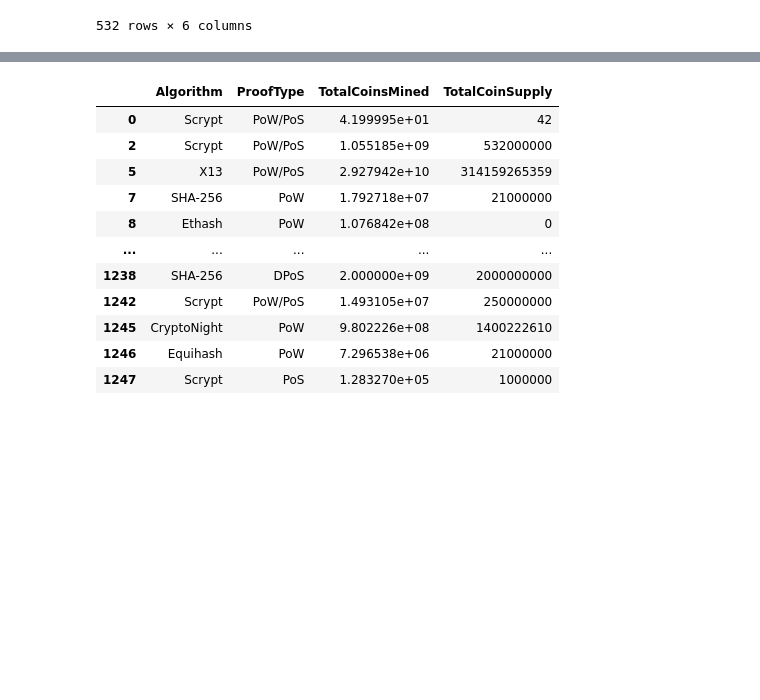
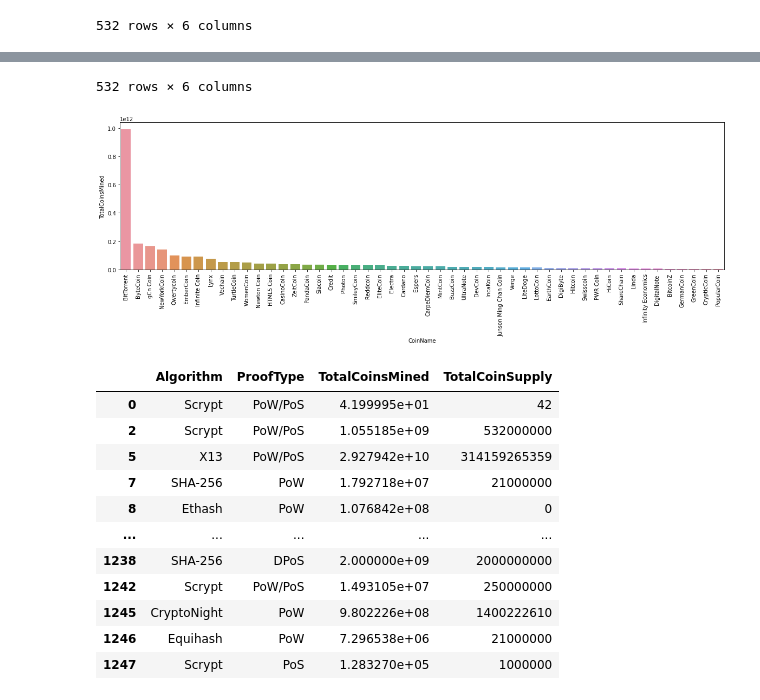
Before and after one commit to MohanPanga/Cryptocurrency_Unsupervised_Learning, a Jupyter notebook: Crypto.ipynb, the cells around one changed output, grey strips where cells are left out. Cells and saved outputs as stored; diff of their text form; code cells hidden in the pictures; blank space fills up the shorter version.

```diff
--- a/Crypto.ipynb
+++ b/Crypto.ipynb
@@ -83,3 +83,12 @@ data_trading_mined
 | 1246 | ZEN | Horizen | Equihash | PoW | 7.296538e+06 | 21000000 |
 | 1247 | XBC | BitcoinPlus | Scrypt | PoS | 1.283270e+05 | 1000000 |
 532 rows × 6 columns
+# %%
+import seaborn as sns
+data_plot = data_trading_mined.sort_values(by='TotalCoinsMined',ascending=False)
+_,ax = plt.subplots(figsize=(20,5))
+# plt.bar(x=data_trading_mined['CoinName'], height=data_trading_mined['TotalCoinsMined'])
+sns.barplot(x='CoinName', y='TotalCoinsMined', data = data_plot.iloc[:50])
+plt.xticks(rotation=90)
+data_plot
+# %% [output]
@@ -86,3 +107,5 @@ data_trading_mined
+532 rows × 6 columns
+[figure, added]
 # %%
 data_trading_mined.drop(['Unnamed: 0','CoinName'], axis=1, inplace=True)
 data_trading_mined
```
Also changed, not shown: parts of 16 cells of this notebook.
